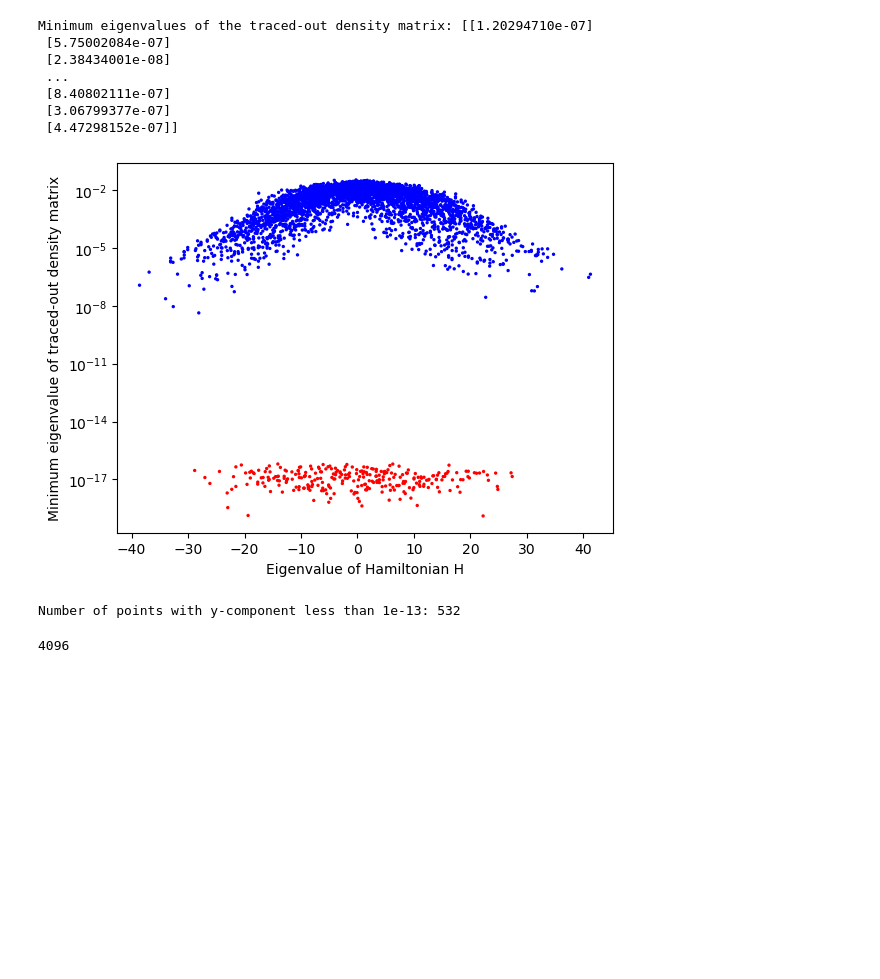
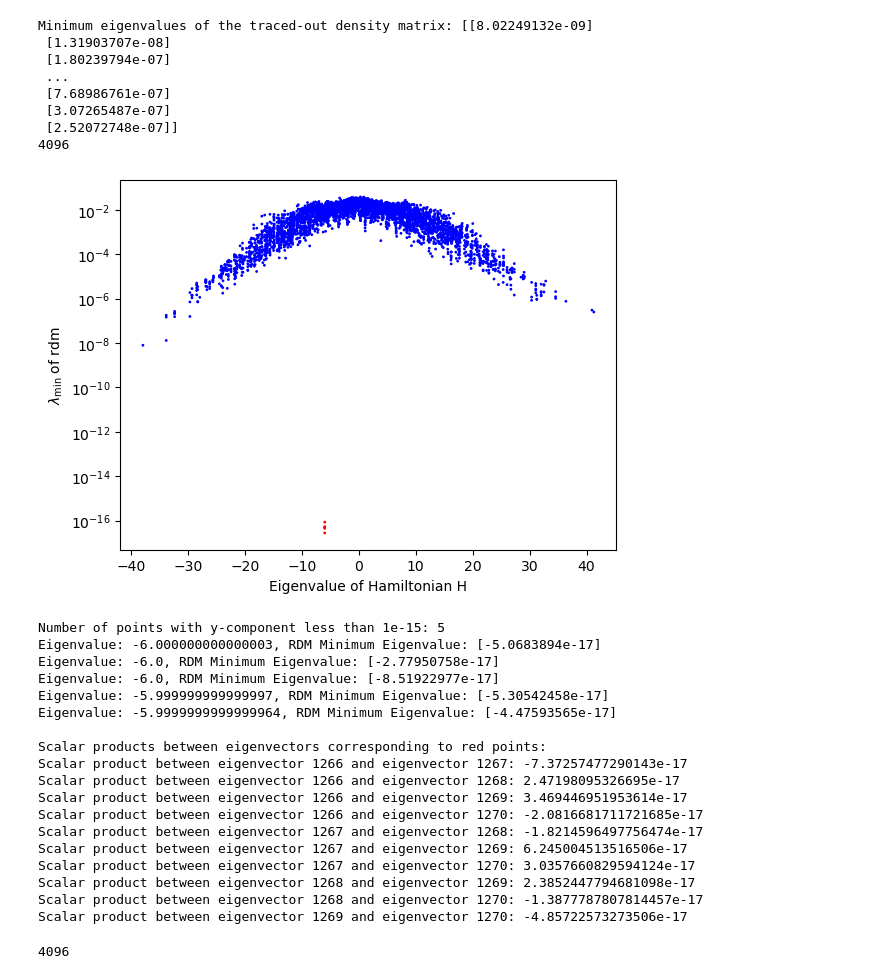
Before and after one commit to ofeypolv/frh, a Jupyter notebook: icosahedral.ipynb, the cells around one changed output. Saved outputs shown, nothing was run; the diff lists cells and outputs as text; code cells hidden in the pictures; blank space fills up the shorter version.

```diff
--- a/icosahedral.ipynb
+++ b/icosahedral.ipynb
@@ -195,7 +197,7 @@ print(f"qobj density matrix shape: {density_matrix_qobj.shape}")
 #print(f"qobj density matrix: {density_matrix_qobj}")
 
 # Trace out some qubits (keep other qubits)
-keep_qubits = [0,1,2]  # Indices of qubits to keep
+keep_qubits = [0,2,8]  # triangular plaquette
 traced_out_density_matrix = ptrace(density_matrix_qobj, keep_qubits)
 
 # Convert the result back to a dense matrix if needed
@@ -208,11 +210,11 @@ print(f"Traced out density matrix shape: {traced_out_density_matrix_dense.shape}
 #print(f"Traced out density matrix: {traced_out_density_matrix_dense}")
 
 # Diagonalize the traced out density matrix
-eigenvalues, eigenvectors = np.linalg.eigh(traced_out_density_matrix_dense)
+to_eigenvalues, to_eigenvectors = np.linalg.eigh(traced_out_density_matrix_dense)
 #print(f"Eigenvalues of the traced out density matrix: {eigenvalues}")
 #print(f"Eigenvectors of the traced out density matrix: {eigenvectors}")
 
 # Print the minimum eigenvalue
-min_eigenvalue = np.min(eigenvalues)
+min_eigenvalue = np.min(to_eigenvalues)
 print(f"Minimum eigenvalue: {min_eigenvalue}")
 # %% [output]
@@ -238,8 +240,8 @@ for i in tqdm(range(100)):
     density_matrix = np.outer(min_eigenvector, min_eigenvector.conj())
     density_matrix_qobj = Qobj(density_matrix, dims=[[2]*N, [2]*N])
 
-    # Trace out 9 qubits (keep 3 qubits)
-    keep_qubits = [4, 5, 6, 7]  # Indices of qubits to keep
+    # Trace out some qubits (keep other qubits)
+    keep_qubits = [0, 4, 5, 9]  # 2 adjacent triangular plaquettes
     traced_out_density_matrix = ptrace(density_matrix_qobj, keep_qubits)
 
     # Convert the result back to a dense matrix if needed
@@ -288,8 +355,5 @@ plt.show()
 # %%
-# All eigenvalues of H
-
-# Compute all eigenvalues and corresponding eigenvectors
-eigenvalues, eigenvectors = np.linalg.eigh(H.toarray())
+# 4 spins rdm
 
 min_eigenvalues = []
 
@@ -299,8 +363,8 @@ for i in tqdm(range(len(eigenvalues))):
     density_matrix = np.outer(min_eigenvector, min_eigenvector.conj())
     density_matrix_qobj = Qobj(density_matrix, dims=[[2]*N, [2]*N])
 
-    # Trace out 9 qubits (keep 3 qubits)
-    keep_qubits = [4, 5, 6, 7]  # Indices of qubits to keep
+    # Trace out qubits
+    keep_qubits = [0, 4, 5, 9]  # 2 adjacent triangular plaquettes
     traced_out_density_matrix = ptrace(density_matrix_qobj, keep_qubits)
 
     # Convert the result back to a dense matrix if needed
@@ -318,43 +382,76 @@ for i in tqdm(range(len(eigenvalues))):
     min_eigenvalues.append(min_eigenvalue)
 # %%
 print("Minimum eigenvalues of the traced-out density matrix:", np.sort(min_eigenvalues))
+print(len(min_eigenvalues))
 # %% [output]
-Minimum eigenvalues of the traced-out density matrix: [[1.20294710e-07]
- [5.75002084e-07]
- [2.38434001e-08]
+Minimum eigenvalues of the traced-out density matrix: [[8.02249132e-09]
+ [1.31903707e-08]
+ [1.80239794e-07]
  ...
- [8.40802111e-07]
- [3.06799377e-07]
- [4.47298152e-07]]
+ [7.68986761e-07]
+ [3.07265487e-07]
+ [2.52072748e-07]]
+4096
 # %%
-# Plot the minimum eigenvalue of the traced-out density matrix as a function of the eigenvalue of the Hamiltonian H
-
 # Define the threshold
-threshold = 10e-14
+threshold = 10e-16
 min_eigenvalues = np.array(min_eigenvalues)
 
 # Count points with y-component less than the threshold
 count = sum(1 for y in min_eigenvalues if y < threshold)
 
 # Highlight points with y-component less than the threshold in red
 colors = ['red' if y < threshold else 'blue' for y in min_eigenvalues]
 
 # Plot the minimum eigenvalue of the traced-out density matrix as a function of the eigenvalue of the Hamiltonian H
-plt.scatter(eigenvalues, min_eigenvalues, color=colors, s=2)
+plt.scatter(eigenvalues, np.abs(min_eigenvalues), color=colors, s=1)
 
 # Set y-scale to log and manually define the ticks
-plt.yscale("log")
+#plt.yscale("log")
 # plt.yticks([10**-6, 10**-5, 10**-4, 10**-3, 10**-2, 10**-1], [r"$10^{-6}$", r"$10^{-5}$", r"$10^{-4}$", r"$10^{-3}$", r"$10^{-2}$", r"$10^{-1}$"])
 
 plt.xlabel('Eigenvalue of Hamiltonian H')
-plt.ylabel('Minimum eigenvalue of traced-out density matrix')
+plt.ylabel(r"$\lambda_{\text{min}}$ of rdm")
+plt.yscale("log")
+#plt.xlim(5,10)
+#plt.ylim(10**-19, 10**-16)
 # plt.title('Minimum eigenvalue of traced-out density matrix vs Eigenvalue of Hamiltonian H')
 plt.show()
 
 print(f'Number of points with y-component less than {threshold}: {count}')
+
+# Find indices of red points
+red_indices = [i for i, y in enumerate(min_eigenvalues) if y < threshold]
+
+# Print eigenvalues, RDM minimum eigenvalues, and scalar products of eigenvectors for red points
+for i in red_indices:
+    print(f'Eigenvalue: {eigenvalues[i]}, RDM Minimum Eigenvalue: {min_eigenvalues[i]}')
+
+print("\nScalar products between eigenvectors corresponding to red points:")
+for i in range(len(red_indices)):
+    for j in range(i + 1, len(red_indices)):
+        scalar_product = np.dot(eigenvectors[:, red_indices[i]], eigenvectors[:, red_indices[j]])
+        print(f'Scalar product between eigenvector {red_indices[i]} and eigenvector {red_indices[j]}: {scalar_product}')
 # %% [output]
-[figure, old version]
+[figure, new version]
-Number of points with y-component less than 1e-13: 532
+Number of points with y-component less than 1e-15: 5
+Eigenvalue: -6.000000000000003, RDM Minimum Eigenvalue: [-5.0683894e-17]
+Eigenvalue: -6.0, RDM Minimum Eigenvalue: [-2.77950758e-17]
+Eigenvalue: -6.0, RDM Minimum Eigenvalue: [-8.51922977e-17]
+Eigenvalue: -5.999999999999997, RDM Minimum Eigenvalue: [-5.30542458e-17]
+Eigenvalue: -5.9999999999999964, RDM Minimum Eigenvalue: [-4.47593565e-17]
+
+Scalar products between eigenvectors corresponding to red points:
+Scalar product between eigenvector 1266 and eigenvector 1267: -7.37257477290143e-17
+Scalar product between eigenvector 1266 and eigenvector 1268: 2.47198095326695e-17
+Scalar product between eigenvector 1266 and eigenvector 1269: 3.469446951953614e-17
+Scalar product between eigenvector 1266 and eigenvector 1270: -2.0816681711721685e-17
+Scalar product between eigenvector 1267 and eigenvector 1268: -1.8214596497756474e-17
+Scalar product between eigenvector 1267 and eigenvector 1269: 6.245004513516506e-17
+Scalar product between eigenvector 1267 and eigenvector 1270: 3.0357660829594124e-17
+Scalar product between eigenvector 1268 and eigenvector 1269: 2.3852447794681098e-17
+Scalar product between eigenvector 1268 and eigenvector 1270: -1.3877787807814457e-17
+Scalar product between eigenvector 1269 and eigenvector 1270: -4.85722573273506e-17
 # %%
 # ENTANGLEMENT ENTROPY COMPUTATION
 
```
Also changed, not shown: parts of 9 cells of this notebook, 6 other files.
